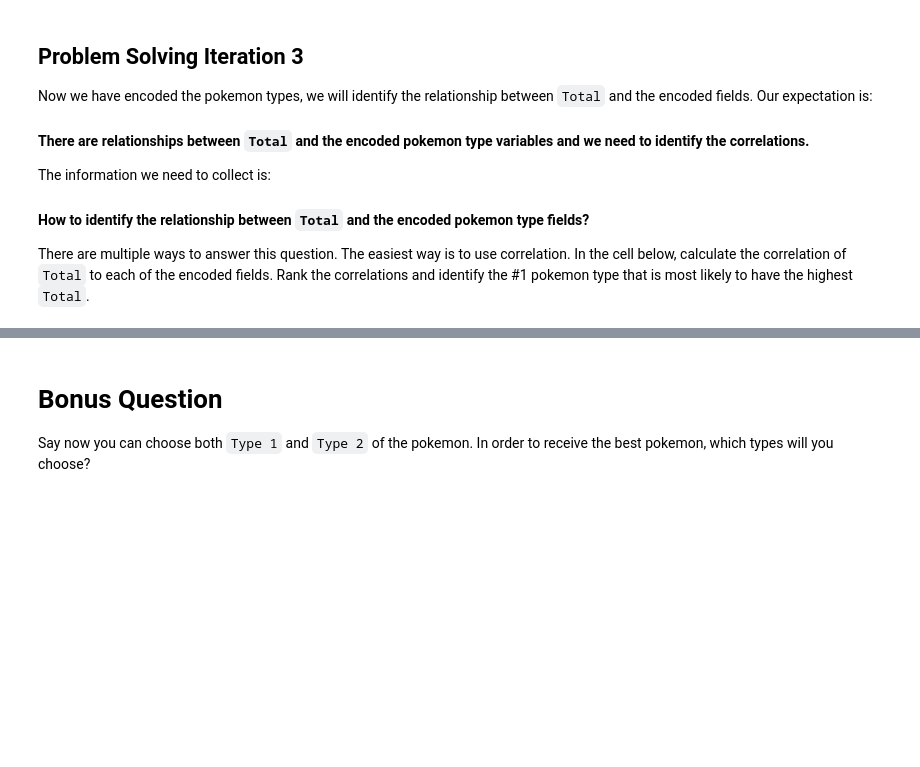
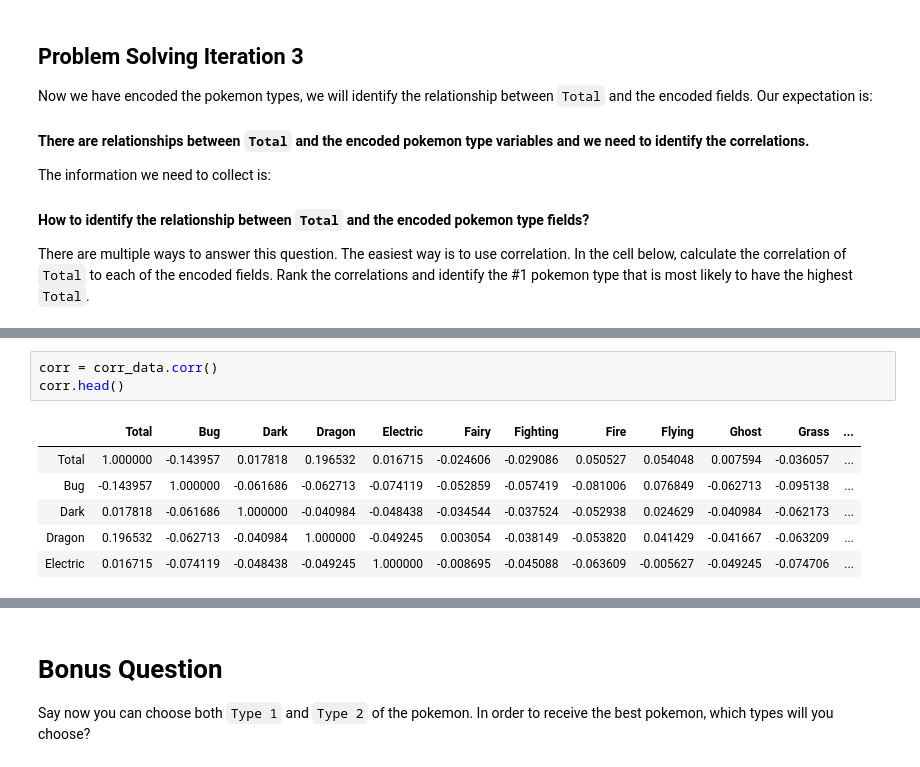
Before and after one commit to ta-datapt-bcn/lab-df-calculation-and-transformation, a Jupyter notebook: your-code/challenge-2.ipynb, the cells around one changed output, grey strips where cells are left out. Drawn from its saved outputs; the diff is of its cells as text; blank space fills up the shorter version.

```diff
--- a/your-code/challenge-2.ipynb
+++ b/your-code/challenge-2.ipynb
@@ -155,0 +178,10 @@ There are multiple ways to answer this question. The easiest way is to use corre
+# %%
+corr = corr_data.corr()
+corr.head()
+# %% [output]
+|  | Total | Bug | Dark | Dragon | Electric | Fairy | Fighting | Fire | Flying | Ghost | Grass | ... |
+| Total | 1.000000 | -0.143957 | 0.017818 | 0.196532 | 0.016715 | -0.024606 | -0.029086 | 0.050527 | 0.054048 | 0.007594 | -0.036057 | ... |
+| Bug | -0.143957 | 1.000000 | -0.061686 | -0.062713 | -0.074119 | -0.052859 | -0.057419 | -0.081006 | 0.076849 | -0.062713 | -0.095138 | ... |
+| Dark | 0.017818 | -0.061686 | 1.000000 | -0.040984 | -0.048438 | -0.034544 | -0.037524 | -0.052938 | 0.024629 | -0.040984 | -0.062173 | ... |
+| Dragon | 0.196532 | -0.062713 | -0.040984 | 1.000000 | -0.049245 | 0.003054 | -0.038149 | -0.053820 | 0.041429 | -0.041667 | -0.063209 | ... |
+| Electric | 0.016715 | -0.074119 | -0.048438 | -0.049245 | 1.000000 | -0.008695 | -0.045088 | -0.063609 | -0.005627 | -0.049245 | -0.074706 | ... |
```
Also changed, not shown: parts of 4 cells of this notebook.
